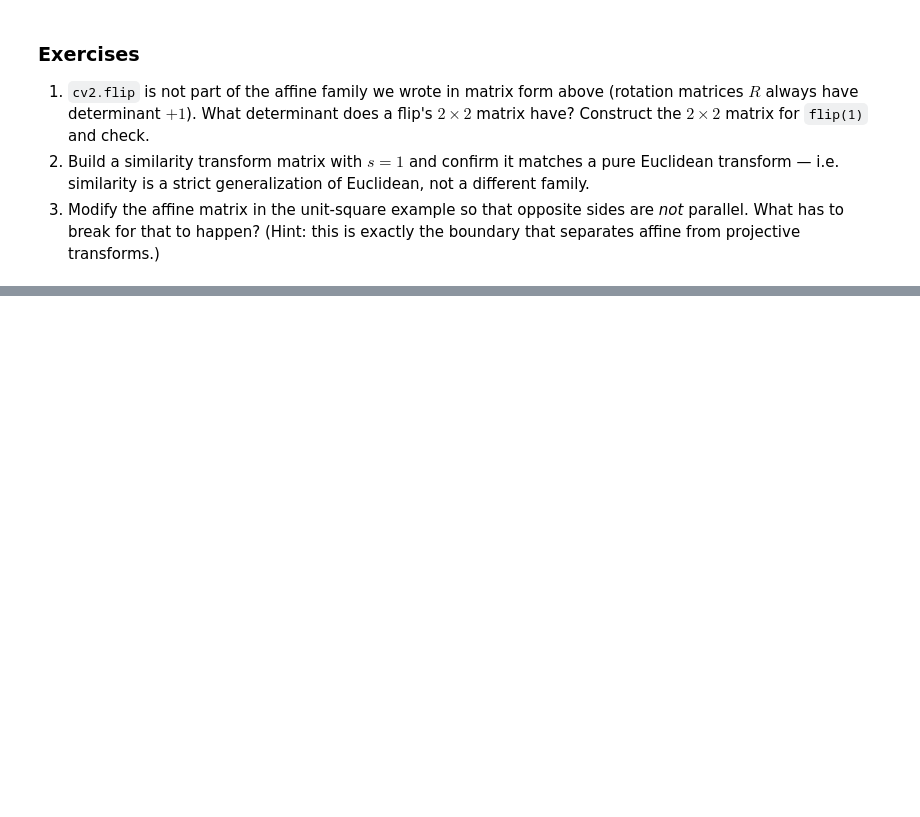
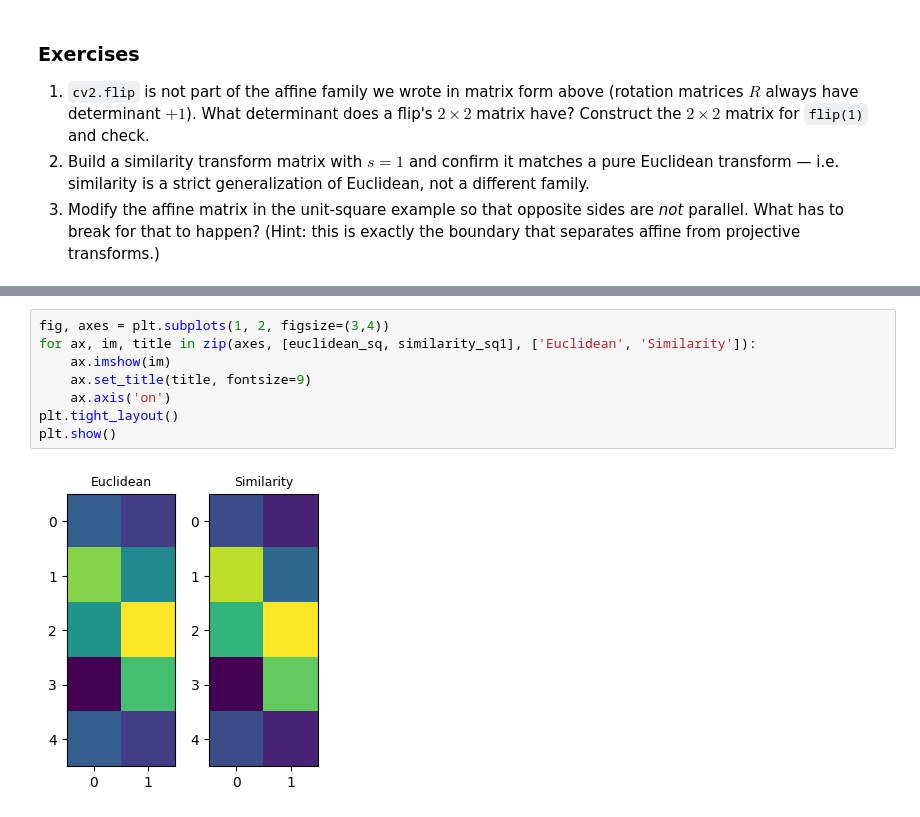
Before and after one commit to NamNguyen511/interactive-coding-challenges, a Jupyter notebook: cvintro/notebooks/lesson08_geometric_transformations.ipynb, the cells around one changed output, grey strips where cells are left out. Cells and saved outputs as stored; diff of their text form; blank space fills up the shorter version.

```diff
--- a/cvintro/notebooks/lesson08_geometric_transformations.ipynb
+++ b/cvintro/notebooks/lesson08_geometric_transformations.ipynb
@@ -212,0 +247,10 @@ This animation shows the warp distorting the photo, then the recovered transform
+# %%
+fig, axes = plt.subplots(1, 2, figsize=(3,4))
+for ax, im, title in zip(axes, [euclidean_sq, similarity_sq1], ['Euclidean', 'Similarity']):
+    ax.imshow(im)
+    ax.set_title(title, fontsize=9)
+    ax.axis('on')
+plt.tight_layout()
+plt.show()
+# %% [output]
+[figure, added]
```
Also changed, not shown: parts of 10 cells of this notebook.
